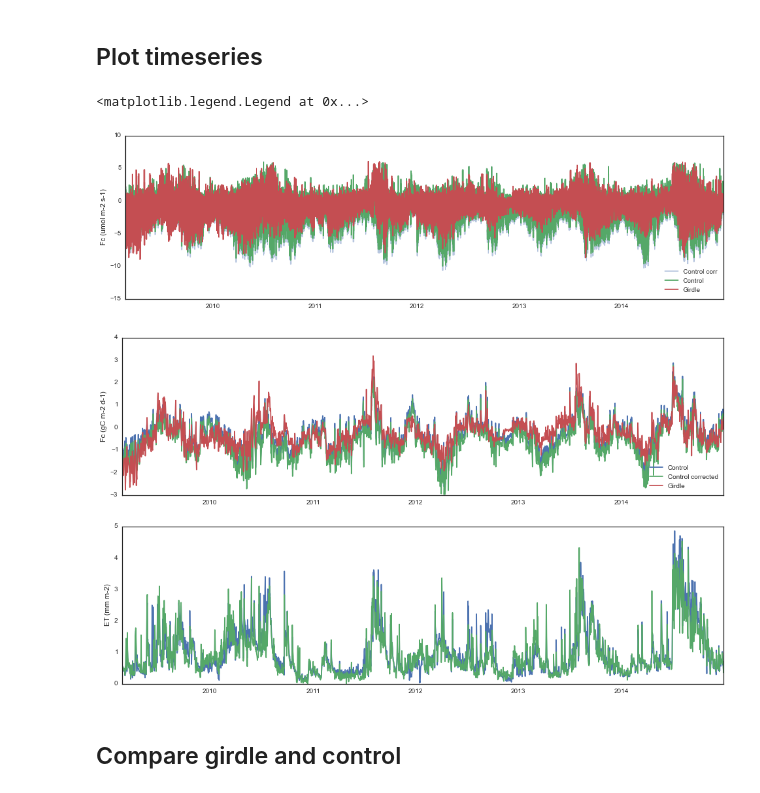
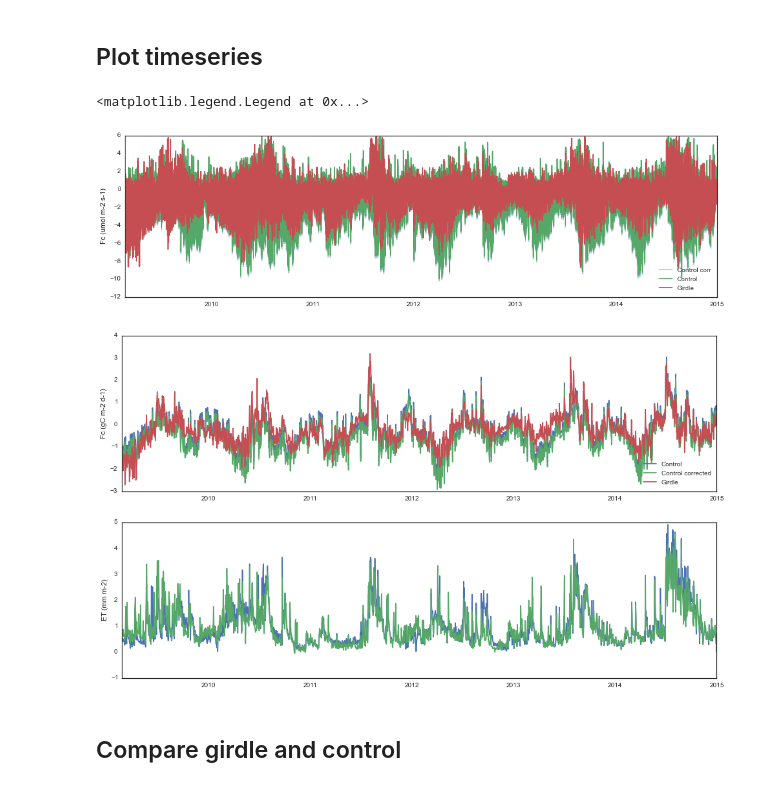
Before and after one commit to gremau/NMEG_miscellany, a Jupyter notebook: pj_sites_Fc_comparison.ipynb, the cells around one changed output. Drawn from its saved outputs; the diff is of its cells as text; code cells hidden in the pictures.

Commit message:
Update paths and make new figure

```diff
--- a/pj_sites_Fc_comparison.ipynb
+++ b/pj_sites_Fc_comparison.ipynb
@@ -10,7 +10,8 @@ First set up environment and load 2009-2014 gapfilled Ameriflux data. There are
 * Early 2009 Fc is gapfilled at PJ girdle, so I am setting the start of our time period at the end of this gapfilling.
 # %%
 import sys
-sys.path.append( '/home/greg/current/NMEG_utils/py_modules/' )
+#sys.path.append( '/home/greg/current/NMEG_utils/py_modules/' )
+sys.path.append( '..\\NMEG_utils\\py_modules\\' )
 
 %matplotlib inline
 import load_nmeg as ld
@@ -23,7 +24,8 @@ import seaborn as sns
 import datetime as dt
 
 # WARNING - ameriflux files have changed - this will need to be updated or directed to the archive
-af_path = '/home/greg/sftp/eddyflux/Ameriflux_files/provisional/'
+#af_path = '/home/greg/sftp/eddyflux/Ameriflux_files/provisional/'
+af_path = 'C:\\Research_Flux_Towers\\Ameriflux_files\\'
 
 start = 2009
 end = 2014
@@ -53,10 +55,12 @@ Parsing /home/greg/sftp/eddyflux/Ameriflux_files/provisional/US-Wjs_2014_gapfill
 # %% [markdown]
 ## Substitute old AF data in for PJG 2009
 # %%
+# No longer needed
+
 # Substituting old 2009 C flux data in at PJG because there is a big difference that year
 # between my files and others. I'm suspicious of this move, but it makes sense for now
-old_path = '/home/greg/sftp/eddyflux/Ameriflux_files/'
-old_pjg_2009 = ld.load_aflx_file( old_path + 'US-Mpg_2009_gapfilled.txt' , 2009 )
-pjg.FC[ pjg.index.year == 2009 ] = old_pjg_2009.FC
-pjg.GPP[ pjg.index.year == 2009 ] = old_pjg_2009.GPP
-pjg.RE[ pjg.index.year == 2009 ] = old_pjg_2009.RE
+# old_path = '/home/greg/sftp/eddyflux/Ameriflux_files/'
+# old_pjg_2009 = ld.load_aflx_file( old_path + 'US-Mpg_2009_gapfilled.txt' , 2009 )
+# pjg.FC[ pjg.index.year == 2009 ] = old_pjg_2009.FC
+# pjg.GPP[ pjg.index.year == 2009 ] = old_pjg_2009.GPP
+# pjg.RE[ pjg.index.year == 2009 ] = old_pjg_2009.RE
@@ -81,8 +83,8 @@ print pjg.shape
 ## Correction for greater NEE at PJG pre-girdling
 # %%
 girdle_event = dt.datetime( 2009, 9, 5, 12, 0, 0 )
-y = pjg.FC[ pjg.index < girdle_event ]
-x = pjc.FC[ pjc.index < girdle_event ]
+y = pjg.FC_F[ pjg.index < girdle_event ]
+x = pjc.FC_F[ pjc.index < girdle_event ]
 # Remove NaNs
 idx = ( ~np.isnan( x + y ))
 x = x[ idx ]
@@ -92,6 +94,6 @@ A = np.vstack( [ x, np.ones( len( x ) ) ] ).T
 slope, icpt =  np.linalg.lstsq( A, y )[0]
 print('Slope: ' + str( slope ) + '  Intercept: ' + str( icpt ))
 # Now correct PJC to PJG
-pjc_FC_cor = (pjc.FC * slope) + icpt
+pjc_FC_cor = (pjc.FC_F * slope) + icpt
 pjc[ 'FC_cor' ] = pjc_FC_cor
 # %% [output]
@@ -111,22 +113,22 @@ jsav_d.YEAR = jsav_d.index.year;
 # %%
 sns.set_style( 'white' )
 
 fig0 = plt.figure( figsize=( 16.5, 4.5 ), dpi=100, facecolor='w', edgecolor='k' )
 ax1 = fig0.add_subplot( 111 )
 h1 = ax1.plot( pjc.index, pjc.FC_cor, alpha=.4 )
-h2 = ax1.plot( pjc.index, pjc.FC )
-h3 = ax1.plot( pjg.index, pjg.FC )
+h2 = ax1.plot( pjc.index, pjc.FC_F )
+h3 = ax1.plot( pjg.index, pjg.FC_F )
 plt.ylabel('Fc (umol m-2 s-1)')
 plt.legend( [ 'Control corr','Control', 'Girdle'], loc='lower right' )
 # %% [output]
 <matplotlib.legend.Legend at 0x...>
-[figure, old version]
+[figure, new version]
 # %%
 fig1 = plt.figure( figsize=( 16.5, 9.5 ), dpi=100, facecolor='w', edgecolor='k' )
 ax1 = fig1.add_subplot(211)
-h1 = ax1.plot( pjc_d.index, pjc_d.FC_g_int )
+h1 = ax1.plot( pjc_d.index, pjc_d.FC_F_g_int )
 h2 = ax1.plot( pjc_d.index, pjc_d.FC_cor_g_int )
-h3 = ax1.plot( pjg_d.index, pjg_d.FC_g_int )
+h3 = ax1.plot( pjg_d.index, pjg_d.FC_F_g_int )
 
 plt.ylabel('Fc (gC m-2 d-1)')
 plt.legend( ['Control', 'Control corrected', 'Girdle', ], loc='lower right' )
@@ -137,6 +139,6 @@ plt.ylabel('ET (mm m-2)')
 plt.show()
 #plt.legend( ['Control', 'Girdle'], loc='lower right' )
 # %% [output]
-[figure, old version]
+[figure, new version]
 # %% [markdown]
 ## Compare girdle and control
```
Also changed, not shown: parts of 12 cells of this notebook.
